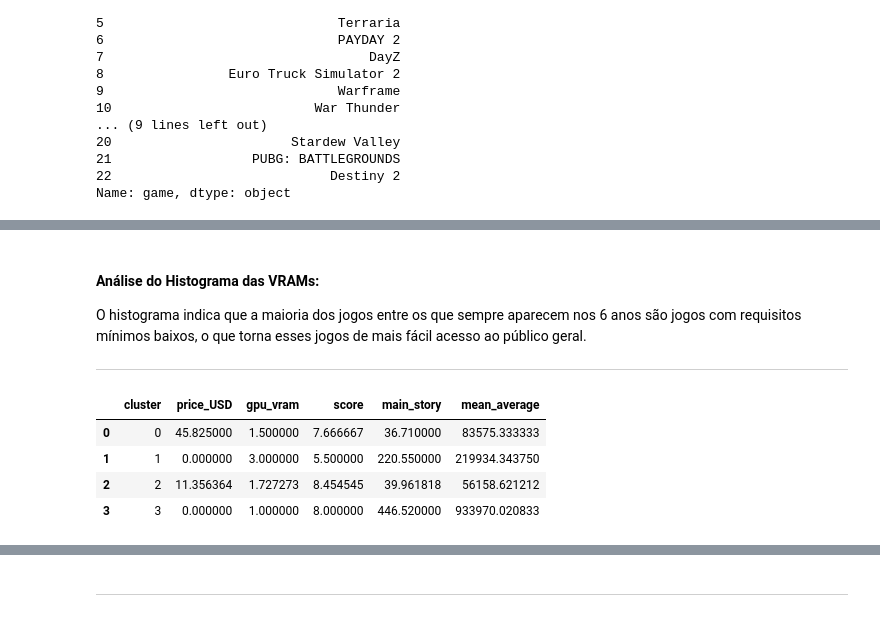
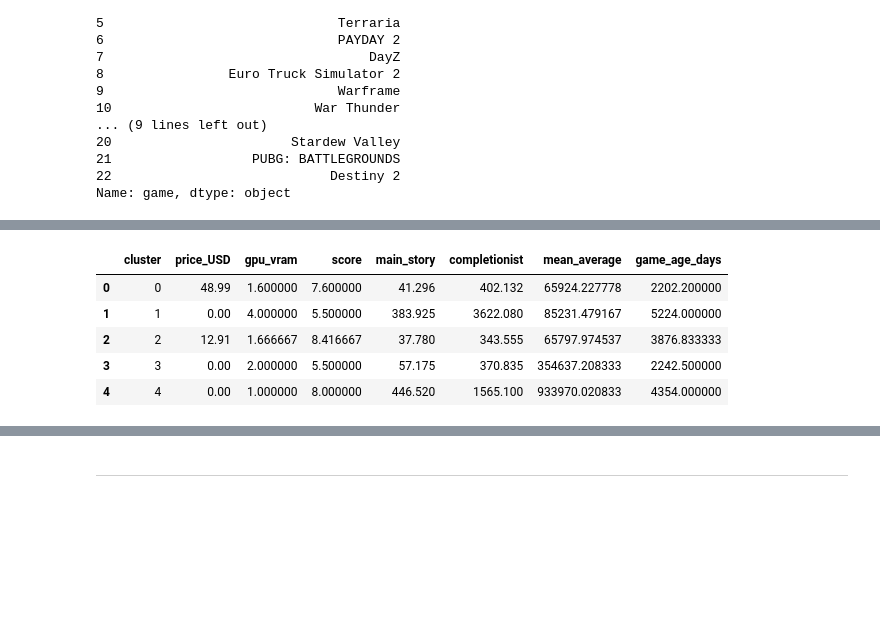
Before and after one commit to AlortCraft/Projeto-ICD-Steam, a Jupyter notebook: relatorio.ipynb, the cells around one changed output, grey strips where cells are left out. Cells and saved outputs as stored; diff of their text form; code cells hidden in the pictures; blank space fills up the shorter version.

Commit message:
Melhorando análise da Pergunta 1

```diff
--- a/relatorio.ipynb
+++ b/relatorio.ipynb
@@ -186,35 +179,30 @@ print(f"Desvio padrão: {df_games_fixos["gpu_vram"].std():.2f}")
 Média: 1.83
 Mediana: 1.00
 Desvio padrão: 1.27
-# %% [markdown]
-#### Análise do Histograma das VRAMs:
-O histograma indica que a maioria dos jogos entre os que sempre aparecem nos 6 anos são jogos com requisitos mínimos baixos, o que torna esses jogos de mais fácil acesso ao público geral.
-
----
 # %%
-import pandas as pd
 from sklearn.preprocessing import StandardScaler
 from sklearn.cluster import KMeans
 
+colunas_para_cluster = ["price_USD", "gpu_vram", "score", "main_story", "completionist", "mean_average", "game_age_days"]
+dados_cluster = df_games_fixos[colunas_para_cluster].copy()
 
-dados_cluster = df_games_fixos[["price_USD", "gpu_vram", "score", "main_story", "mean_average"]].copy()
 dados_cluster = dados_cluster.fillna(dados_cluster.median())
 
 scaler = StandardScaler()
 dados_cluster_scl = scaler.fit_transform(dados_cluster)
 
-kmeans = KMeans(n_clusters=4, random_state=42, n_init=10)
+kmeans = KMeans(n_clusters=5, random_state=42, n_init=10)
 kmeans.fit(dados_cluster_scl)
 
-cluster_labels = kmeans.labels_
+df_games_fixos['cluster'] = kmeans.labels_
 
-df_games_fixos['cluster'] = cluster_labels
 
-perfil_clusters = df_games_fixos.groupby('cluster')[["price_USD", "gpu_vram", "score", "main_story", "mean_average"]].mean().reset_index()
+perfil_clusters = df_games_fixos.groupby('cluster')[colunas_para_cluster].mean().reset_index()
 perfil_clusters
 # %% [output]
-|  | cluster | price_USD | gpu_vram | score | main_story | mean_average |
-| 0 | 0 | 45.825000 | 1.500000 | 7.666667 | 36.710000 | 83575.333333 |
-| 1 | 1 | 0.000000 | 3.000000 | 5.500000 | 220.550000 | 219934.343750 |
-| 2 | 2 | 11.356364 | 1.727273 | 8.454545 | 39.961818 | 56158.621212 |
-| 3 | 3 | 0.000000 | 1.000000 | 8.000000 | 446.520000 | 933970.020833 |
+|  | cluster | price_USD | gpu_vram | score | main_story | completionist | mean_average | game_age_days |
+| 0 | 0 | 48.99 | 1.600000 | 7.600000 | 41.296 | 402.132 | 65924.227778 | 2202.200000 |
+| 1 | 1 | 0.00 | 4.000000 | 5.500000 | 383.925 | 3622.080 | 85231.479167 | 5224.000000 |
+| 2 | 2 | 12.91 | 1.666667 | 8.416667 | 37.780 | 343.555 | 65797.974537 | 3876.833333 |
+| 3 | 3 | 0.00 | 2.000000 | 5.500000 | 57.175 | 370.835 | 354637.208333 | 2242.500000 |
+| 4 | 4 | 0.00 | 1.000000 | 8.000000 | 446.520 | 1565.100 | 933970.020833 | 4354.000000 |
```
Also changed, not shown: parts of 21 cells of this notebook, 2 other files.
